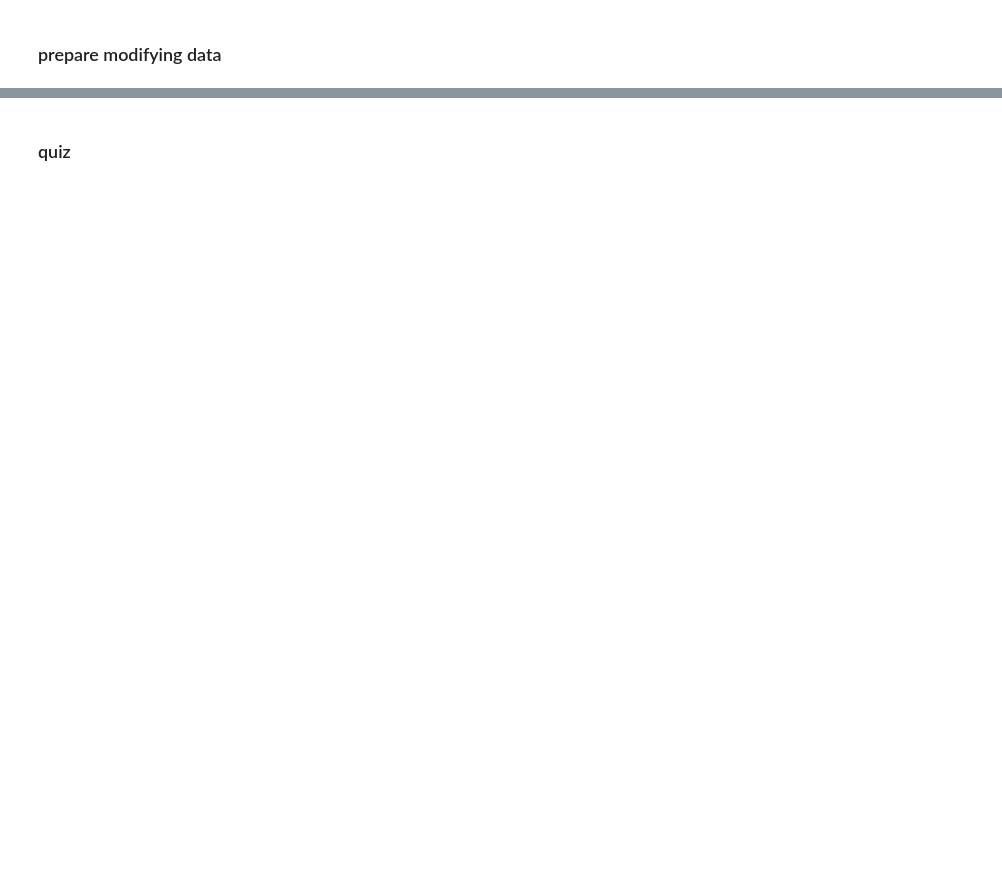
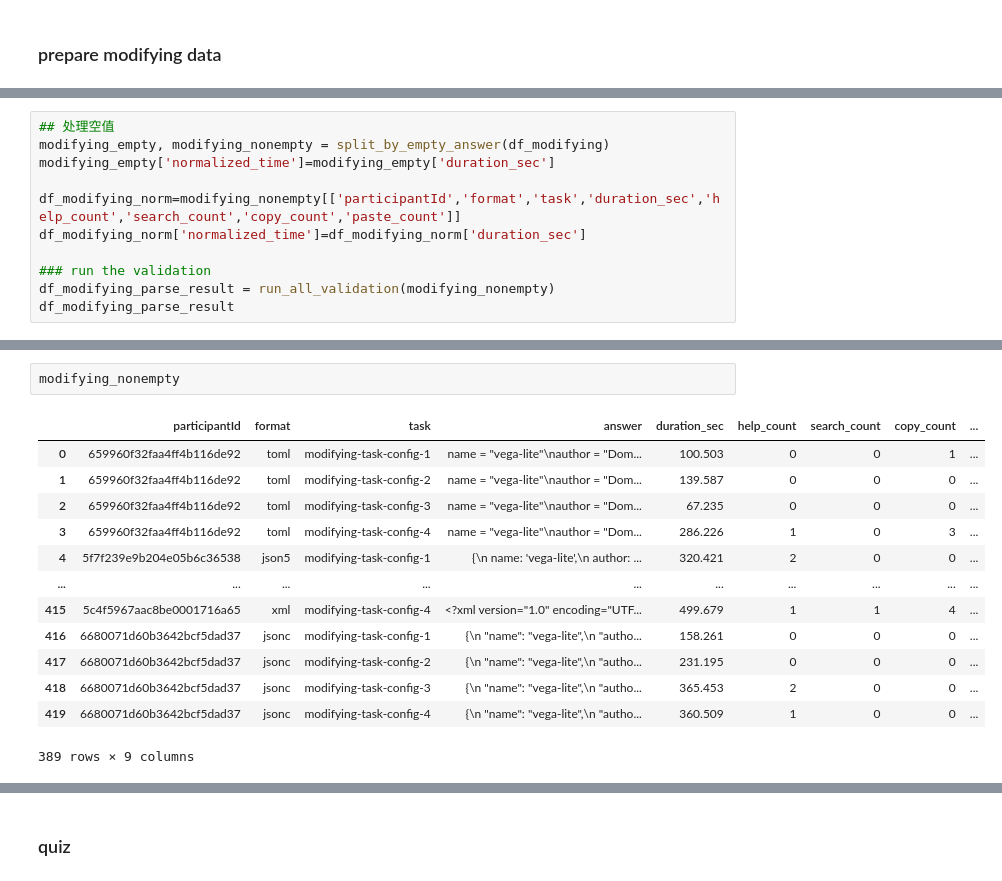
Before and after one commit to shiyihe-neko/DSF_Analysis, a Jupyter notebook: data_process.ipynb, the cells around one changed output, grey strips where cells are left out. Saved outputs shown, nothing was run; the diff lists cells and outputs as text; blank space fills up the shorter version.

```diff
--- a/data_process.ipynb
+++ b/data_process.ipynb
@@ -299,0 +314,11 @@ See the caveats in the documentation: https://pandas.pydata.org/pandas-docs/stab
+# %%
+## 处理空值
+modifying_empty, modifying_nonempty = split_by_empty_answer(df_modifying)
+modifying_empty['normalized_time']=modifying_empty['duration_sec']
+
+df_modifying_norm=modifying_nonempty[['participantId','format','task','duration_sec','help_count','search_count','copy_count','paste_count']]
+df_modifying_norm['normalized_time']=df_modifying_norm['duration_sec']
+
+### run the validation
+df_modifying_parse_result = run_all_validation(modifying_nonempty)
+df_modifying_parse_result
@@ -299,0 +366,16 @@ See the caveats in the documentation: https://pandas.pydata.org/pandas-docs/stab
+# %%
+modifying_nonempty
+# %% [output]
+|  | participantId | format | task | answer | duration_sec | help_count | search_count | copy_count | ... |
+| 0 | 659960f32faa4ff4b116de92 | toml | modifying-task-config-1 | name = "vega-lite"\nauthor = "Dom... | 100.503 | 0 | 0 | 1 | ... |
+| 1 | 659960f32faa4ff4b116de92 | toml | modifying-task-config-2 | name = "vega-lite"\nauthor = "Dom... | 139.587 | 0 | 0 | 0 | ... |
+| 2 | 659960f32faa4ff4b116de92 | toml | modifying-task-config-3 | name = "vega-lite"\nauthor = "Dom... | 67.235 | 0 | 0 | 0 | ... |
+| 3 | 659960f32faa4ff4b116de92 | toml | modifying-task-config-4 | name = "vega-lite"\nauthor = "Dom... | 286.226 | 1 | 0 | 3 | ... |
+| 4 | 5f7f239e9b204e05b6c36538 | json5 | modifying-task-config-1 | {\n name: 'vega-lite',\n author: ... | 320.421 | 2 | 0 | 0 | ... |
+| ... | ... | ... | ... | ... | ... | ... | ... | ... | ... |
+| 415 | 5c4f5967aac8be0001716a65 | xml | modifying-task-config-4 | <?xml version="1.0" encoding="UTF... | 499.679 | 1 | 1 | 4 | ... |
+| 416 | 6680071d60b3642bcf5dad37 | jsonc | modifying-task-config-1 | {\n "name": "vega-lite",\n "autho... | 158.261 | 0 | 0 | 0 | ... |
+| 417 | 6680071d60b3642bcf5dad37 | jsonc | modifying-task-config-2 | {\n "name": "vega-lite",\n "autho... | 231.195 | 0 | 0 | 0 | ... |
+| 418 | 6680071d60b3642bcf5dad37 | jsonc | modifying-task-config-3 | {\n "name": "vega-lite",\n "autho... | 365.453 | 2 | 0 | 0 | ... |
+| 419 | 6680071d60b3642bcf5dad37 | jsonc | modifying-task-config-4 | {\n "name": "vega-lite",\n "autho... | 360.509 | 1 | 0 | 0 | ... |
+389 rows × 9 columns
```
Also changed, not shown: parts of 36 cells of this notebook, 36 other files.
